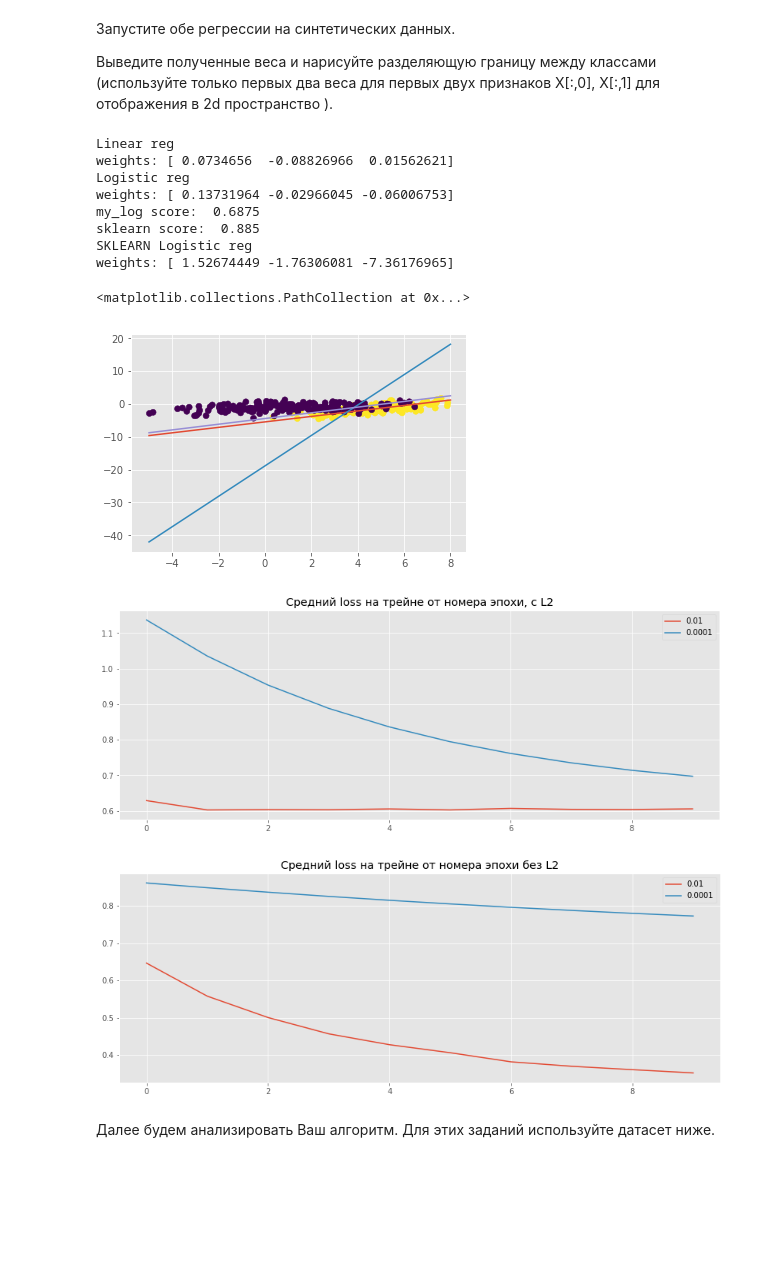
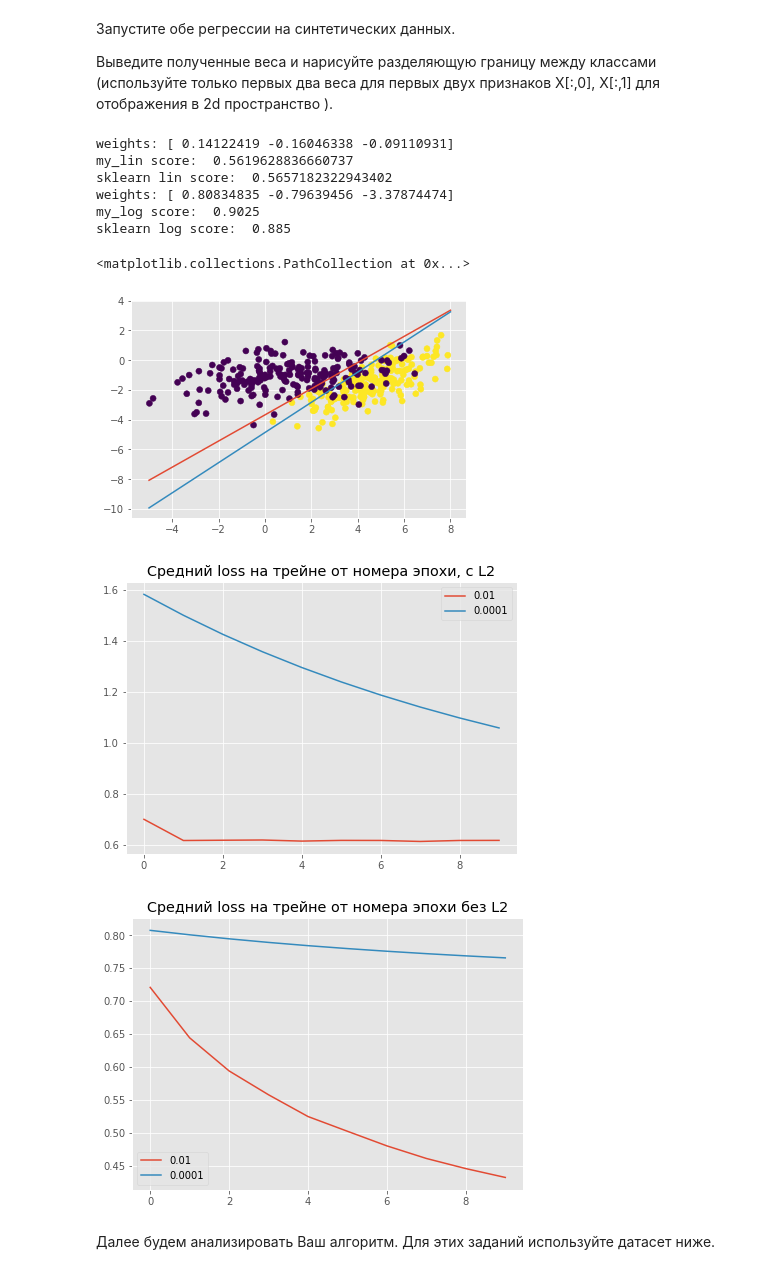
Before and after one commit to alexrez/sphereDM, a Jupyter notebook: Reznikova_hw2.ipynb, the cells around one changed output. Cells and saved outputs as stored; diff of their text form; code cells hidden in the pictures; blank space fills up the shorter version.

```diff
--- a/Reznikova_hw2.ipynb
+++ b/Reznikova_hw2.ipynb
@@ -456,59 +465,66 @@ gauss2 = np.dot(np.random.randn(200, 2) + np.array([1.5, 0]), C2)
 X = np.vstack([gauss1, gauss2])
 y = np.r_[np.ones(200), np.zeros(200)]
 
-batch_size = 1
+batch_size = 2
 
-my_lin_reg = MySGDClassifier(batch_generator, batch_size, C=1, alpha=0.01, max_epoch=10, model_type='lin_reg')
+my_lin_reg = MySGDClassifier(batch_generator,
+                             batch_size=batch_size,
+                             C=100,
+                             alpha=0.001,
+                             max_epoch=30,
+                             model_type='lin_reg')
 my_lin_reg.fit(X, y)
-print('Linear reg')
 plot_decision_boundary(my_lin_reg, my_lin_reg.weights)
+print('my_lin score: ', my_lin_reg.score(X, y))
 
+from sklearn.linear_model import LinearRegression
+lin_reg = LinearRegression()
+lin_reg.fit(X, y)
+print('sklearn lin score: ', lin_reg.score(X, y))
 
-my_log_reg = MySGDClassifier(batch_generator, batch_size, C=1, alpha=0.01, max_epoch=10, model_type='log_reg')
+my_log_reg = MySGDClassifier(batch_generator,
+                             batch_size=batch_size,
+                             C=0,
+                             alpha=0.01,
+                             max_epoch=30,
+                             model_type='log_reg')
 my_log_reg.fit(X, y)
-print('Logistic reg')
 plot_decision_boundary(my_log_reg, my_log_reg.weights)
-# print('my_predict: ', my_log_reg.predict(X))
 print('my_log score: ', my_log_reg.score(X, y))
 
 from sklearn.linear_model import LogisticRegression
 log_reg = LogisticRegression(solver='lbfgs')
 log_reg.fit(X, y)
-lg = np.append(log_reg.coef_, log_reg.intercept_)
-print('sklearn score: ', log_reg.score(X, y))
-print('SKLEARN Logistic reg')
-plot_decision_boundary(log_reg, lg)
+print('sklearn log score: ', log_reg.score(X, y))
 
 plt.scatter(X[:,0], X[:,1], c=y)
 # %% [output]
-Linear reg
-weights: [ 0.0734656  -0.08826966  0.01562621]
-Logistic reg
-weights: [ 0.13731964 -0.02966045 -0.06006753]
-my_log score:  0.6875
-sklearn score:  0.885
-SKLEARN Logistic reg
-weights: [ 1.52674449 -1.76306081 -7.36176965]
+weights: [ 0.14122419 -0.16046338 -0.09110931]
+my_lin score:  0.5619628836660737
+sklearn lin score:  0.5657182322943402
+weights: [ 0.80834835 -0.79639456 -3.37874474]
+my_log score:  0.9025
+sklearn log score:  0.885
 <matplotlib.collections.PathCollection at 0x...>
-[figure, old version]
+[figure, new version]
 # %%
-plt.figure(figsize=(14, 5))
+plt.figure(figsize=(7, 5))
 my_log_reg = MySGDClassifier(batch_generator, batch_size, C=1, alpha=0.01, max_epoch=10, model_type='log_reg')
 my_log_reg.fit(X, y)
 plt.plot(range(0, 10), my_log_reg.errors_log['loss_per_epoch'])
 
 my_log_reg = MySGDClassifier(batch_generator, batch_size, C=1, alpha=0.0001, max_epoch=10, model_type='log_reg')
 my_log_reg.fit(X, y)
 plt.plot(range(0, 10), my_log_reg.errors_log['loss_per_epoch'])
 
 plt.legend(('0.01', '0.0001'))
 plt.title('Средний loss на трейне от номера эпохи, c L2')
 
 plt.show()
 # %% [output]
-[figure, old version]
+[figure, new version]
 # %%
-plt.figure(figsize=(14, 5))
+plt.figure(figsize=(7, 5))
 
 my_log_reg = MySGDClassifier(batch_generator, batch_size, C=0, alpha=0.01, max_epoch=10, model_type='log_reg')
 my_log_reg.fit(X, y)
@@ -523,7 +539,7 @@ plt.title('Средний loss на трейне от номера эпохи б
 
 plt.show()
 # %% [output]
-[figure, old version]
+[figure, new version]
 # %% [markdown]
 Далее будем анализировать Ваш алгоритм.
 Для этих заданий используйте датасет ниже.
```
Also changed, not shown: parts of 18 cells of this notebook.
